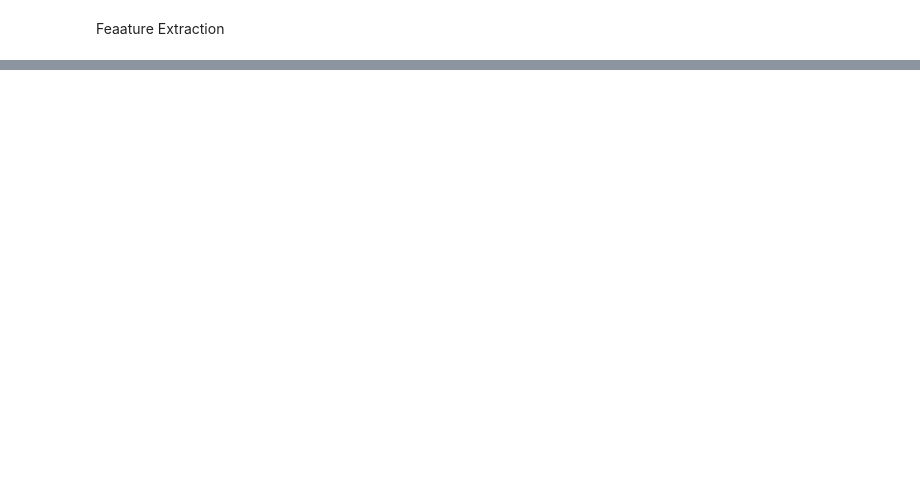
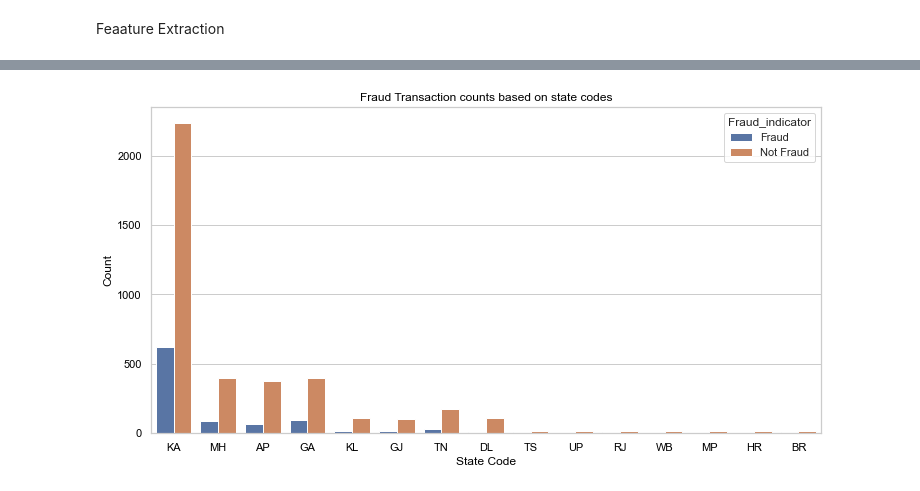
Before and after one commit to priyanshubhaskar1/Froad_detection-, a Jupyter notebook: fastag-fraud-detection.ipynb, the cells around one changed output, grey strips where cells are left out. Saved outputs shown, nothing was run; the diff lists cells and outputs as text; code cells hidden in the pictures; blank space fills up the shorter version.

```diff
--- a/fastag-fraud-detection.ipynb
+++ b/fastag-fraud-detection.ipynb
@@ -341,0 +401,3 @@ Feaature Extraction
+# %%
+df['state_code']=df["Vehicle_Plate_Number"].str[:2]
+df.head()
@@ -341,0 +411,3 @@ Feaature Extraction
+# %%
+#remove vehicle plate number
+df=df.drop('Vehicle_Plate_Number',axis=1)
@@ -341,0 +423,20 @@ Feaature Extraction
+# %%
+plt.figure(figsize=(12,6))
+sns.set_theme(style='whitegrid')
+
+sns.countplot(
+    x='state_code',
+    data=df,
+    hue='Fraud_indicator'
+)
+
+plt.title('Fraud Transaction counts based on state codes', color="black")
+plt.xlabel("State Code", color="black")
+plt.ylabel("Count", color="black")
+
+plt.xticks(color="black")
+plt.yticks(color="black")
+
+plt.show()
+# %% [output]
+[figure, added]
```
Also changed, not shown: parts of 31 cells of this notebook.
